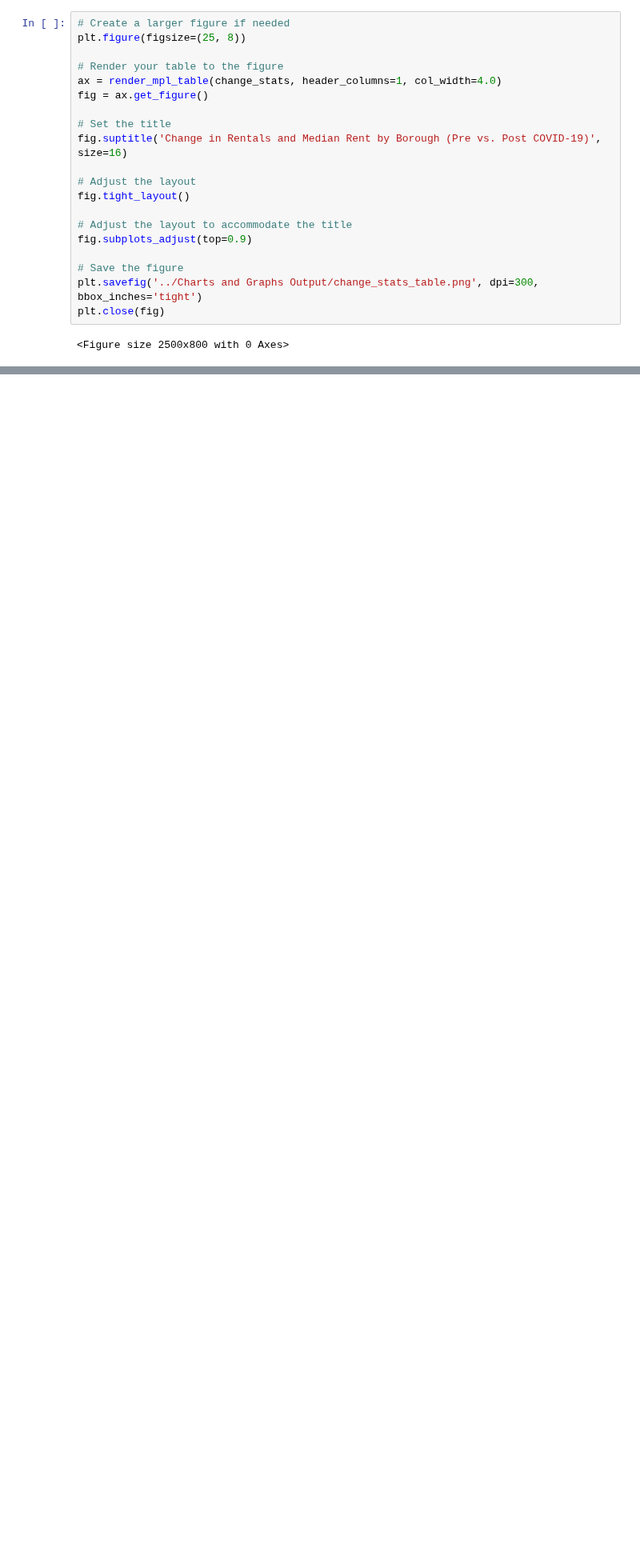
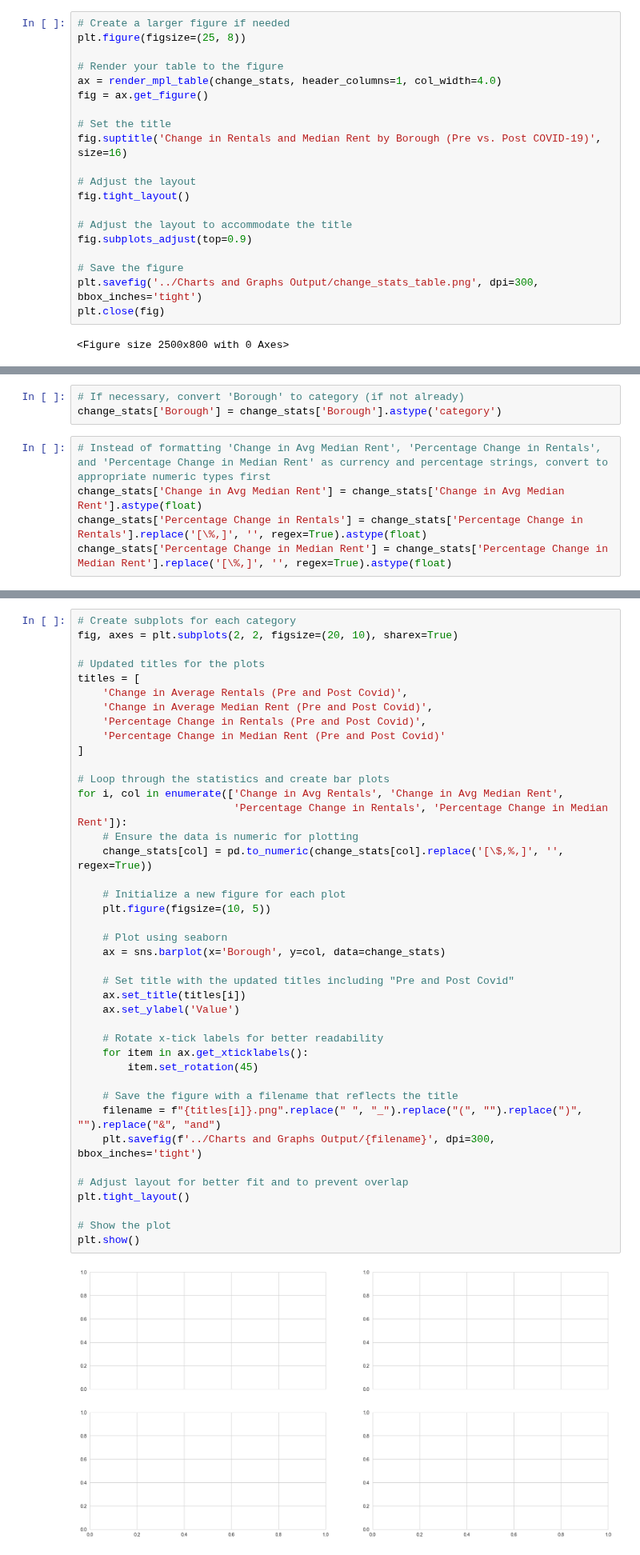
Before and after one commit to mtkrebs87/Project_1, a Jupyter notebook: Code Repository/Pre and post covid rental data comparison.ipynb, the cells around one changed output, grey strips where cells are left out. Shown at 80% size. Cells and saved outputs as stored; diff of their text form; blank space fills up the shorter version.

Commit message:
adding in pre and post covid comparison

```diff
--- a/Code Repository/Pre and post covid rental data comparison.ipynb
+++ b/Code Repository/Pre and post covid rental data comparison.ipynb
@@ -130,0 +175,8 @@ plt.close(fig)
+# %%
+# If necessary, convert 'Borough' to category (if not already)
+change_stats['Borough'] = change_stats['Borough'].astype('category')
+# %%
+# Instead of formatting 'Change in Avg Median Rent', 'Percentage Change in Rentals', and 'Percentage Change in Median Rent' as currency and percentage strings, convert to appropriate numeric types first
+change_stats['Change in Avg Median Rent'] = change_stats['Change in Avg Median Rent'].astype(float)
+change_stats['Percentage Change in Rentals'] = change_stats['Percentage Change in Rentals'].replace('[\%,]', '', regex=True).astype(float)
+change_stats['Percentage Change in Median Rent'] = change_stats['Percentage Change in Median Rent'].replace('[\%,]', '', regex=True).astype(float)
@@ -130,0 +196,43 @@ plt.close(fig)
+# %%
+# Create subplots for each category
+fig, axes = plt.subplots(2, 2, figsize=(20, 10), sharex=True)
+
+# Updated titles for the plots
+titles = [
+    'Change in Average Rentals (Pre and Post Covid)',
+    'Change in Average Median Rent (Pre and Post Covid)',
+    'Percentage Change in Rentals (Pre and Post Covid)',
+    'Percentage Change in Median Rent (Pre and Post Covid)'
+]
+
+# Loop through the statistics and create bar plots
+for i, col in enumerate(['Change in Avg Rentals', 'Change in Avg Median Rent',
+                         'Percentage Change in Rentals', 'Percentage Change in Median Rent']):
+    # Ensure the data is numeric for plotting
+    change_stats[col] = pd.to_numeric(change_stats[col].replace('[\$,%,]', '', regex=True))
+
+    # Initialize a new figure for each plot
+    plt.figure(figsize=(10, 5))
+
+    # Plot using seaborn
+    ax = sns.barplot(x='Borough', y=col, data=change_stats)
+
+    # Set title with the updated titles including "Pre and Post Covid"
+    ax.set_title(titles[i])
+    ax.set_ylabel('Value')
+
+    # Rotate x-tick labels for better readability
+    for item in ax.get_xticklabels():
+        item.set_rotation(45)
+
+    # Save the figure with a filename that reflects the title
+    filename = f"{titles[i]}.png".replace(" ", "_").replace("(", "").replace(")", "").replace("&", "and")
+    plt.savefig(f'../Charts and Graphs Output/{filename}', dpi=300, bbox_inches='tight')
+
+# Adjust layout for better fit and to prevent overlap
+plt.tight_layout()
+
+# Show the plot
+plt.show()
+# %% [output]
+[figure, added]
```
Also changed, not shown: parts of 8 cells of this notebook, 6 other files.
